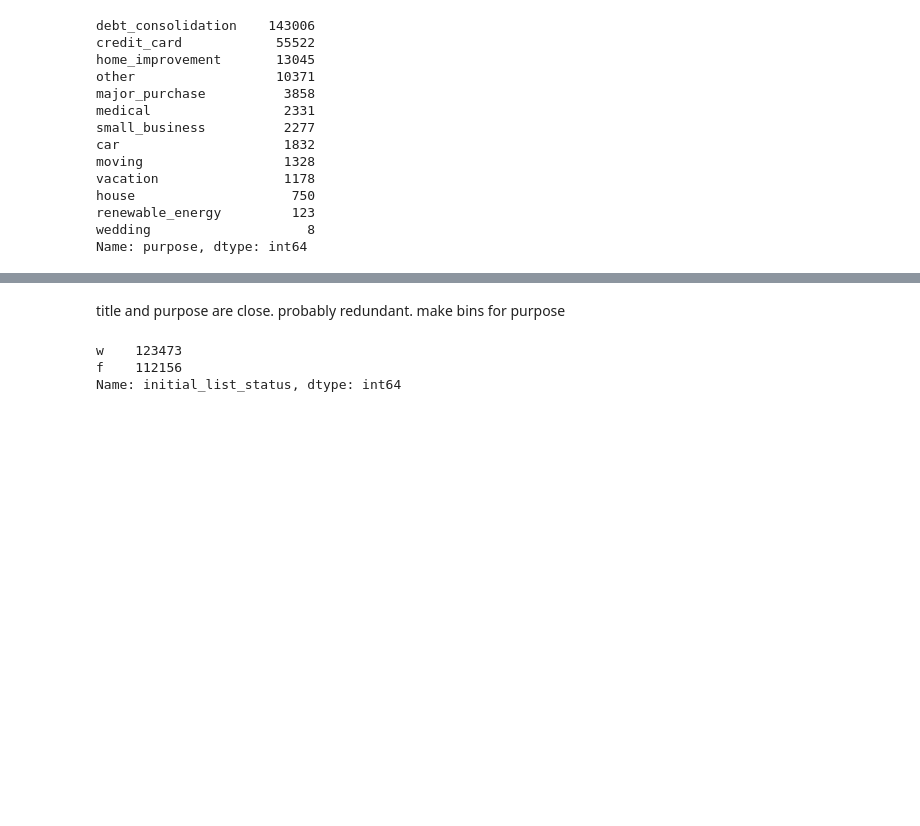
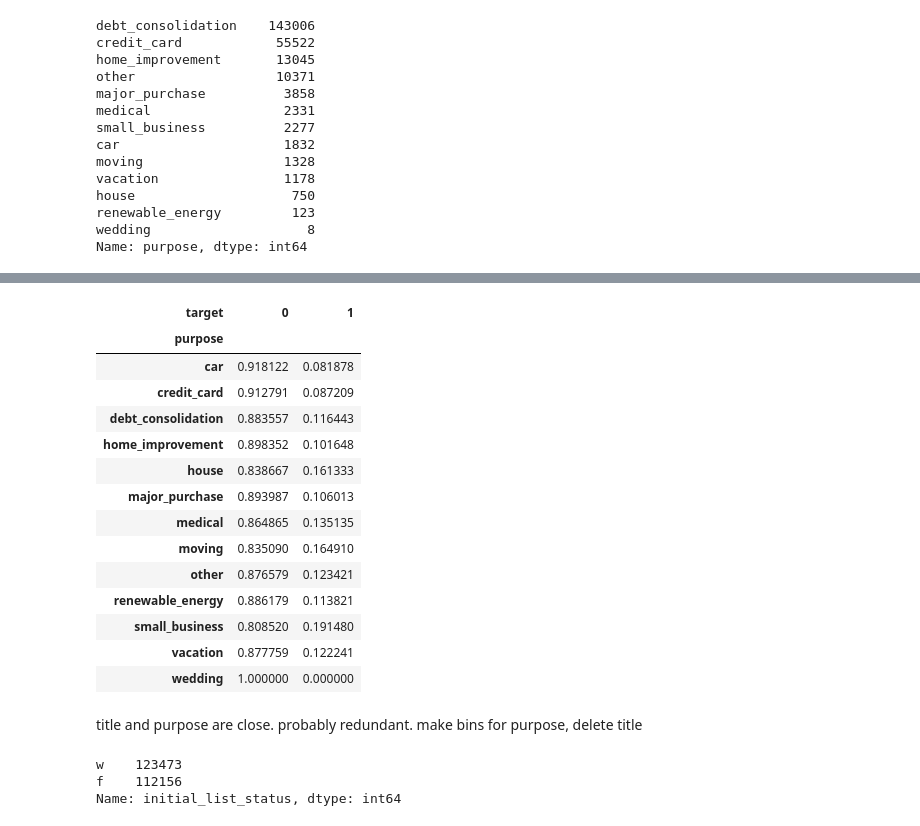
Before and after one commit to d-tang/lending, a Jupyter notebook: script/eda_2014.ipynb, the cells around one changed output, grey strips where cells are left out. Cells and saved outputs as stored; diff of their text form; code cells hidden in the pictures; blank space fills up the shorter version.

```diff
--- a/script/eda_2014.ipynb
+++ b/script/eda_2014.ipynb
@@ -666,2 +746,20 @@ Name: title, dtype: int64
+# %%
+pd.crosstab(df2['purpose'], df2['target'], normalize='index')
+# %% [output]
+| target | 0 | 1 |
+| purpose |  |  |
+| car | 0.918122 | 0.081878 |
+| credit_card | 0.912791 | 0.087209 |
+| debt_consolidation | 0.883557 | 0.116443 |
+| home_improvement | 0.898352 | 0.101648 |
+| house | 0.838667 | 0.161333 |
+| major_purchase | 0.893987 | 0.106013 |
+| medical | 0.864865 | 0.135135 |
+| moving | 0.835090 | 0.164910 |
+| other | 0.876579 | 0.123421 |
+| renewable_energy | 0.886179 | 0.113821 |
+| small_business | 0.808520 | 0.191480 |
+| vacation | 0.877759 | 0.122241 |
+| wedding | 1.000000 | 0.000000 |
 # %% [markdown]
-title and purpose are close. probably redundant. make bins for purpose
+title and purpose are close. probably redundant. make bins for purpose, delete title
```
Also changed, not shown: parts of 44 cells of this notebook, 1 other file.
